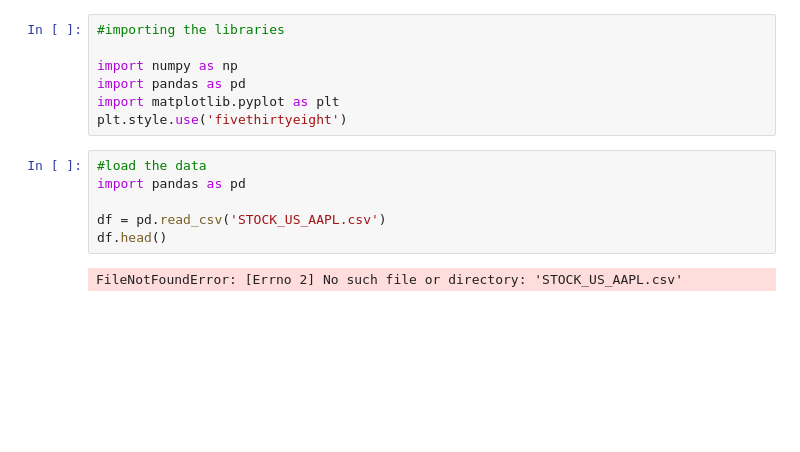
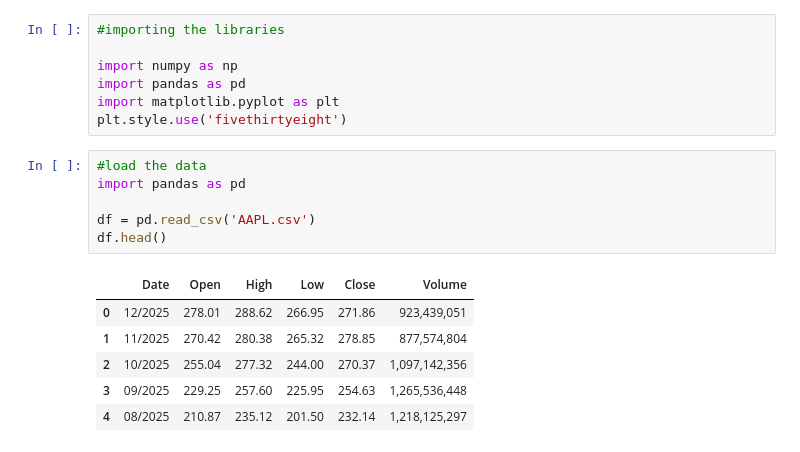
Before and after one commit to jackashleyb/Simple-Moving-Average-SMA-Crossover-Trading-Strategy, a Jupyter notebook: SMA Crossover.ipynb, the cells around one changed output. Drawn from its saved outputs; the diff is of its cells as text; blank space fills up the shorter version.

```diff
--- a/SMA Crossover.ipynb
+++ b/SMA Crossover.ipynb
@@ -10,8 +17,13 @@ plt.style.use('fivethirtyeight')
 # %%
 #load the data
 import pandas as pd
 
-df = pd.read_csv('STOCK_US_AAPL.csv')
+df = pd.read_csv('AAPL.csv')
 df.head()
 # %% [output]
-FileNotFoundError: [Errno 2] No such file or directory: 'STOCK_US_AAPL.csv'
+|  | Date | Open | High | Low | Close | Volume |
+| 0 | 12/2025 | 278.01 | 288.62 | 266.95 | 271.86 | 923,439,051 |
+| 1 | 11/2025 | 270.42 | 280.38 | 265.32 | 278.85 | 877,574,804 |
+| 2 | 10/2025 | 255.04 | 277.32 | 244.00 | 270.37 | 1,097,142,356 |
+| 3 | 09/2025 | 229.25 | 257.60 | 225.95 | 254.63 | 1,265,536,448 |
+| 4 | 08/2025 | 210.87 | 235.12 | 201.50 | 232.14 | 1,218,125,297 |
```
Also changed, not shown: parts of 2 cells of this notebook, 3 other files.
